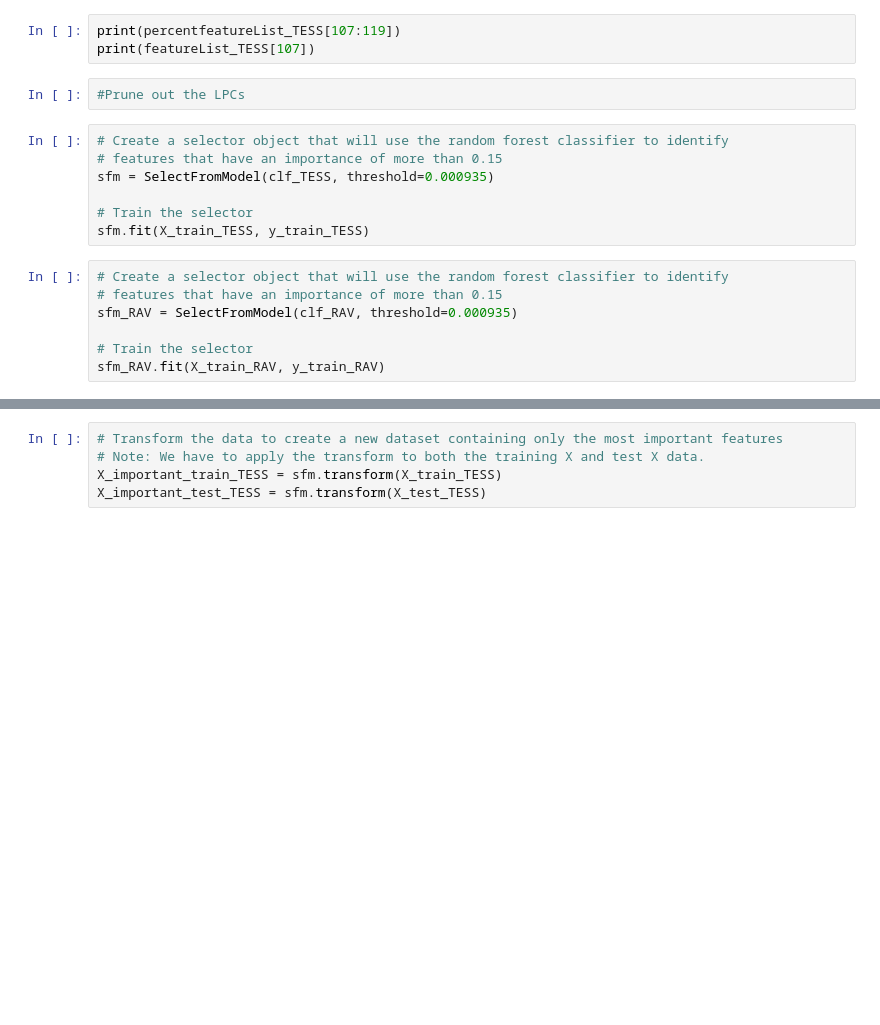
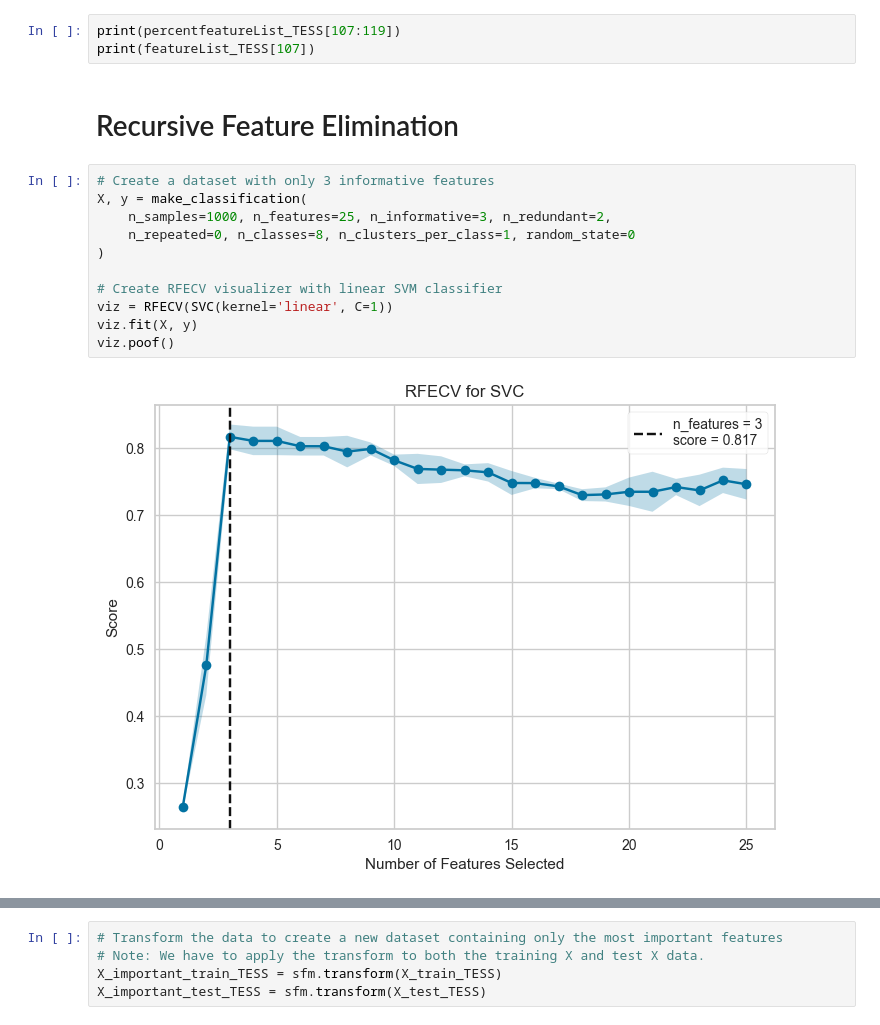
Before and after one commit to QuantumArjun/Emote-X, a Jupyter notebook: Emotion/RainbowAlgorithm-Copy1.ipynb, the cells around one changed output, grey strips where cells are left out. Drawn from its saved outputs; the diff is of its cells as text; blank space fills up the shorter version.

```diff
--- a/Emotion/RainbowAlgorithm-Copy1.ipynb
+++ b/Emotion/RainbowAlgorithm-Copy1.ipynb
@@ -318,19 +361,18 @@ plt.show()
 # %%
 print(percentfeatureList_TESS[107:119])
 print(featureList_TESS[107])
-# %%
-#Prune out the LPCs
-# %%
-# Create a selector object that will use the random forest classifier to identify
-# features that have an importance of more than 0.15
-sfm = SelectFromModel(clf_TESS, threshold=0.000935)
-
-# Train the selector
-sfm.fit(X_train_TESS, y_train_TESS)
-# %%
-# Create a selector object that will use the random forest classifier to identify
-# features that have an importance of more than 0.15
-sfm_RAV = SelectFromModel(clf_RAV, threshold=0.000935)
-
-# Train the selector
-sfm_RAV.fit(X_train_RAV, y_train_RAV)
+# %% [markdown]
+# Recursive Feature Elimination
+# %%
+# Create a dataset with only 3 informative features
+X, y = make_classification(
+    n_samples=1000, n_features=25, n_informative=3, n_redundant=2,
+    n_repeated=0, n_classes=8, n_clusters_per_class=1, random_state=0
+)
+
+# Create RFECV visualizer with linear SVM classifier
+viz = RFECV(SVC(kernel='linear', C=1))
+viz.fit(X, y)
+viz.poof()
+# %% [output]
+[figure, added]
```
Also changed, not shown: parts of 57 cells of this notebook, 3 other files.
